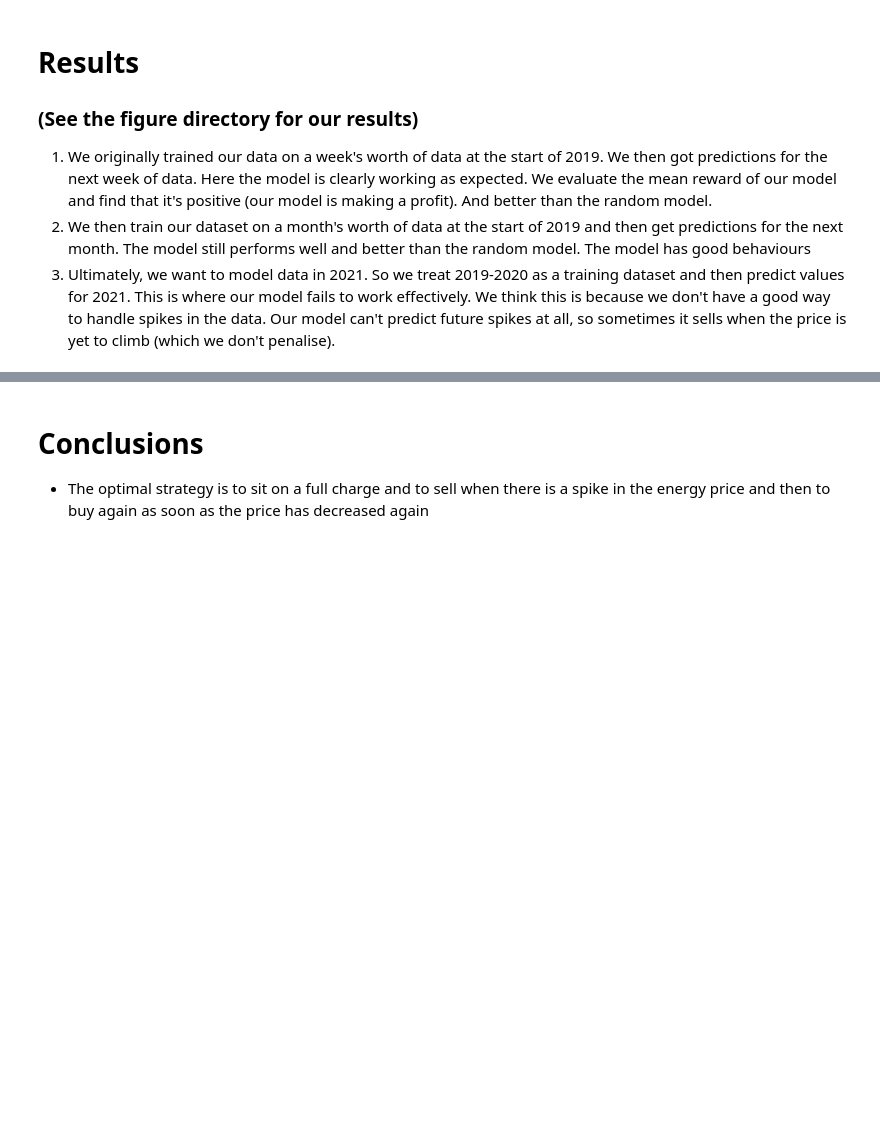
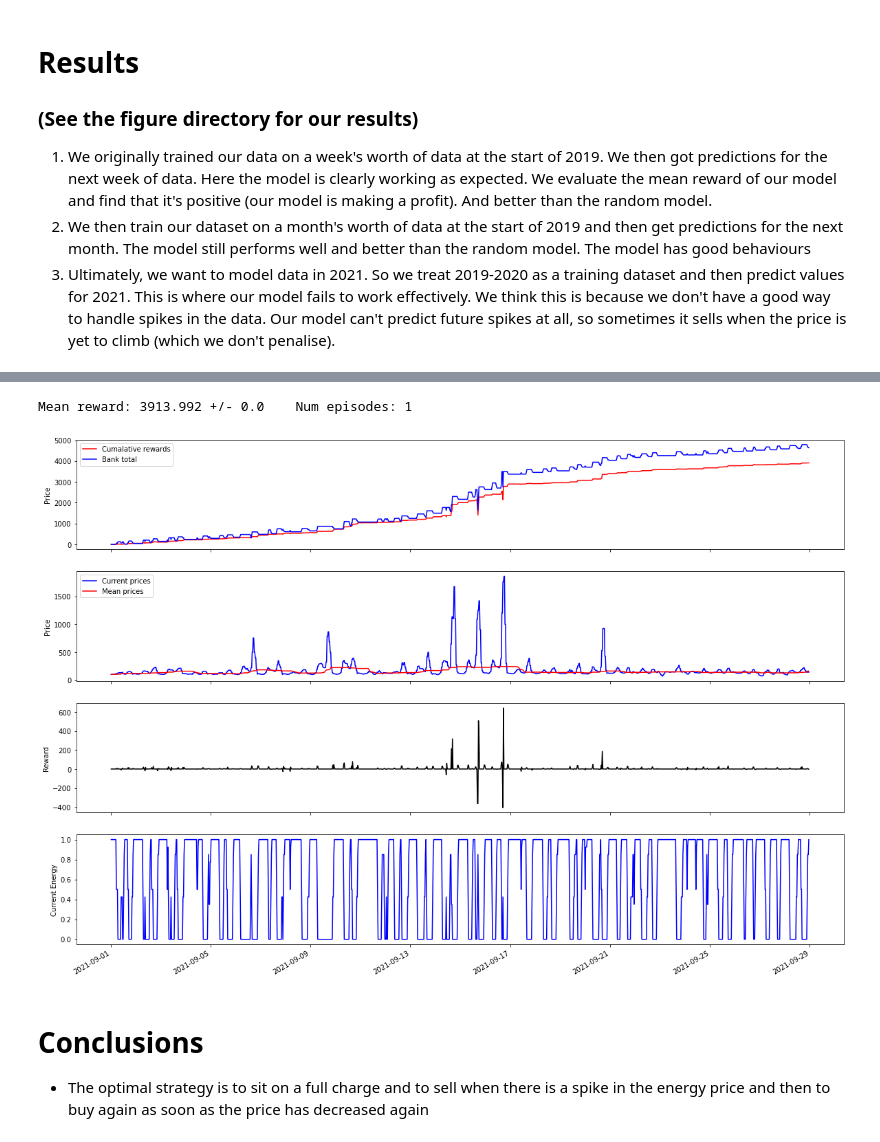
Before and after one commit to rlaker/Hackathon, a Jupyter notebook: submission.ipynb, the cells around one changed output, grey strips where cells are left out. Drawn from its saved outputs; the diff is of its cells as text; code cells hidden in the pictures; blank space fills up the shorter version.

Commit message:
🐛 now it should plot

```diff
--- a/submission.ipynb
+++ b/submission.ipynb
@@ -73,3 +71,25 @@ We decided to focus on the optimisation side of the project, feeling more confid
+# %%
+from RL import helpers
+from Hack import load
+from stable_baselines3 import PPO
+from stable_baselines3.common.vec_env import DummyVecEnv
+
+epex = load.epex().load()
+price_array = epex['apx_da_hourly'].values
+# %%
+loaded_model = PPO.load("Models/train_first_month.zip")
+# %%
+%matplotlib inline
+# test on september
+test_start_idx = 42434 # end_idx # start_of_2020 # end_idx # start_of_2020 # 2*24*7
+test_end_idx =  test_start_idx + 4*7*24*2 # -1 # start_of_2021 # 2*end_idx # start_of_2021 # 30770 + 2*24*7
+test_price_array = price_array[test_start_idx:test_end_idx]
+
+new_env =  DummyVecEnv([lambda: helpers.energy_price_env(test_price_array)])
+mean_reward_after_train = helpers.evaluate(loaded_model, new_env=new_env, num_episodes=1, index=epex.index[test_start_idx:test_end_idx])
+# %% [output]
+Mean reward: 3913.992 +/- 0.0    Num episodes: 1
+[figure, added]
 # %% [markdown]
 # Conclusions
 
```
Also changed, not shown: parts of 1 cell of this notebook.
